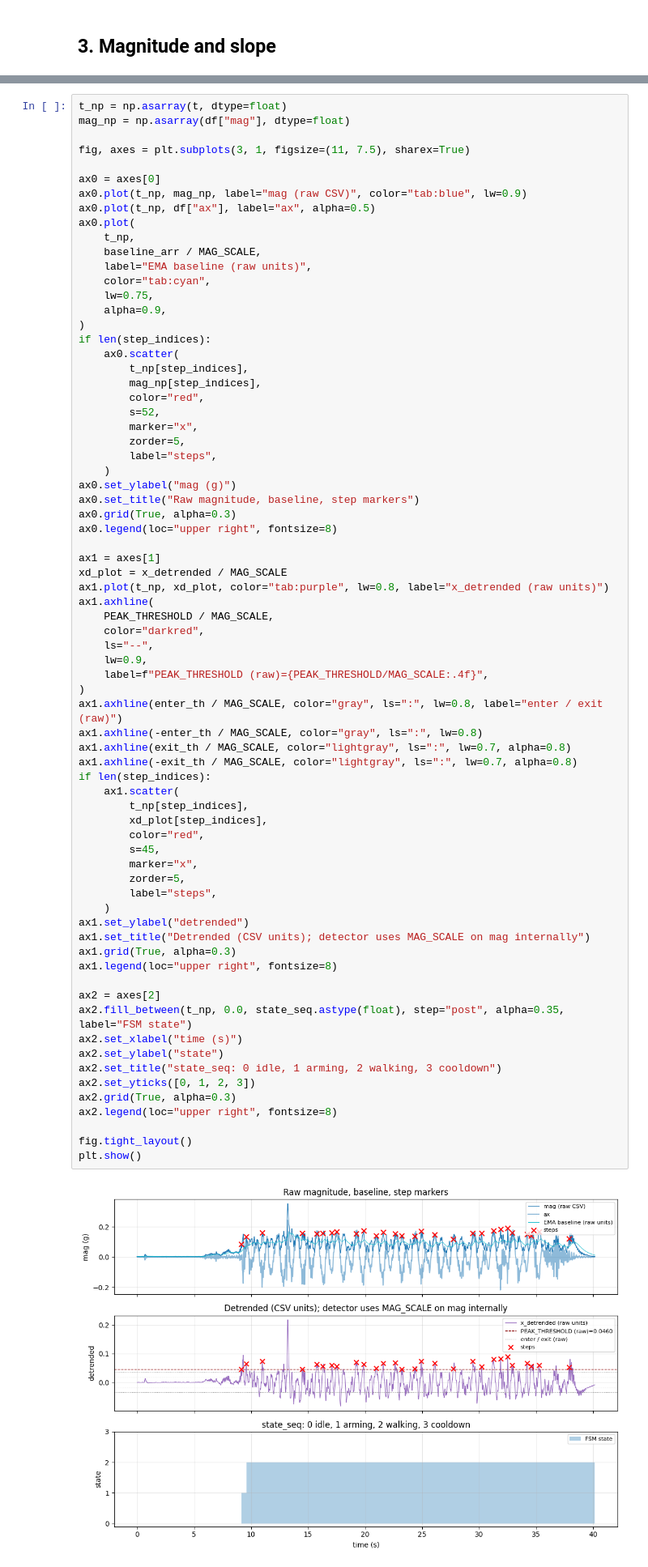
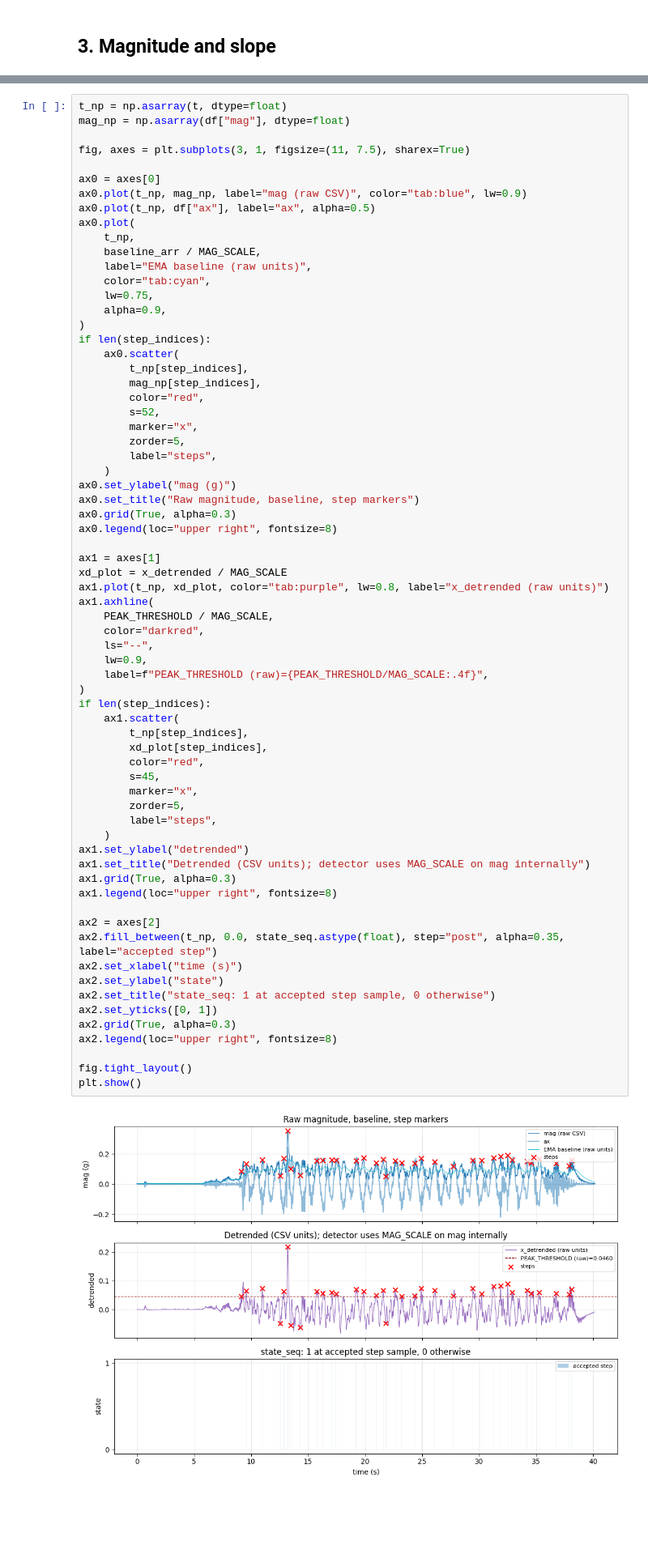
Before and after one commit to pfischer1687/rtos-pedometer, a Jupyter notebook: tools/notebooks/dsp_debug_plot.ipynb, the cells around one changed output, grey strips where cells are left out. Shown at 81% size. Saved outputs shown, nothing was run; the diff lists cells and outputs as text; blank space fills up the shorter version.

```diff
--- a/tools/notebooks/dsp_debug_plot.ipynb
+++ b/tools/notebooks/dsp_debug_plot.ipynb
@@ -368,41 +233,37 @@ ax1.axhline(
     PEAK_THRESHOLD / MAG_SCALE,
     color="darkred",
     ls="--",
     lw=0.9,
     label=f"PEAK_THRESHOLD (raw)={PEAK_THRESHOLD/MAG_SCALE:.4f}",
 )
-ax1.axhline(enter_th / MAG_SCALE, color="gray", ls=":", lw=0.8, label="enter / exit (raw)")
-ax1.axhline(-enter_th / MAG_SCALE, color="gray", ls=":", lw=0.8)
-ax1.axhline(exit_th / MAG_SCALE, color="lightgray", ls=":", lw=0.7, alpha=0.8)
-ax1.axhline(-exit_th / MAG_SCALE, color="lightgray", ls=":", lw=0.7, alpha=0.8)
 if len(step_indices):
     ax1.scatter(
         t_np[step_indices],
         xd_plot[step_indices],
         color="red",
         s=45,
         marker="x",
         zorder=5,
         label="steps",
     )
 ax1.set_ylabel("detrended")
 ax1.set_title("Detrended (CSV units); detector uses MAG_SCALE on mag internally")
 ax1.grid(True, alpha=0.3)
 ax1.legend(loc="upper right", fontsize=8)
 
 ax2 = axes[2]
-ax2.fill_between(t_np, 0.0, state_seq.astype(float), step="post", alpha=0.35, label="FSM state")
+ax2.fill_between(t_np, 0.0, state_seq.astype(float), step="post", alpha=0.35, label="accepted step")
 ax2.set_xlabel("time (s)")
 ax2.set_ylabel("state")
-ax2.set_title("state_seq: 0 idle, 1 arming, 2 walking, 3 cooldown")
-ax2.set_yticks([0, 1, 2, 3])
+ax2.set_title("state_seq: 1 at accepted step sample, 0 otherwise")
+ax2.set_yticks([0, 1])
 ax2.grid(True, alpha=0.3)
 ax2.legend(loc="upper right", fontsize=8)
 
 fig.tight_layout()
 plt.show()
 # %% [output]
-[figure, old version]
+[figure, new version]
 # %%
 fig, ax1 = plt.subplots(figsize=(11, 3.5))
 
```
Also changed, not shown: parts of 3 cells of this notebook, 1 other file.
